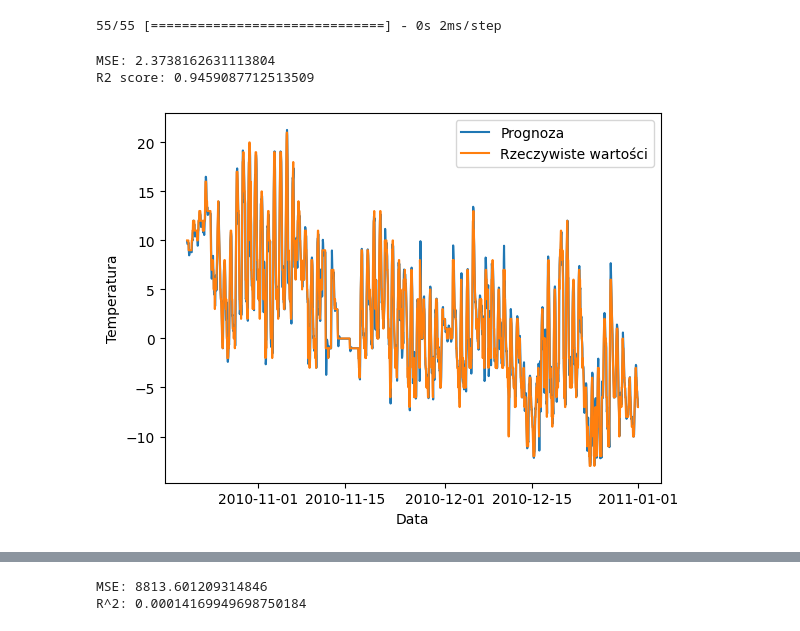
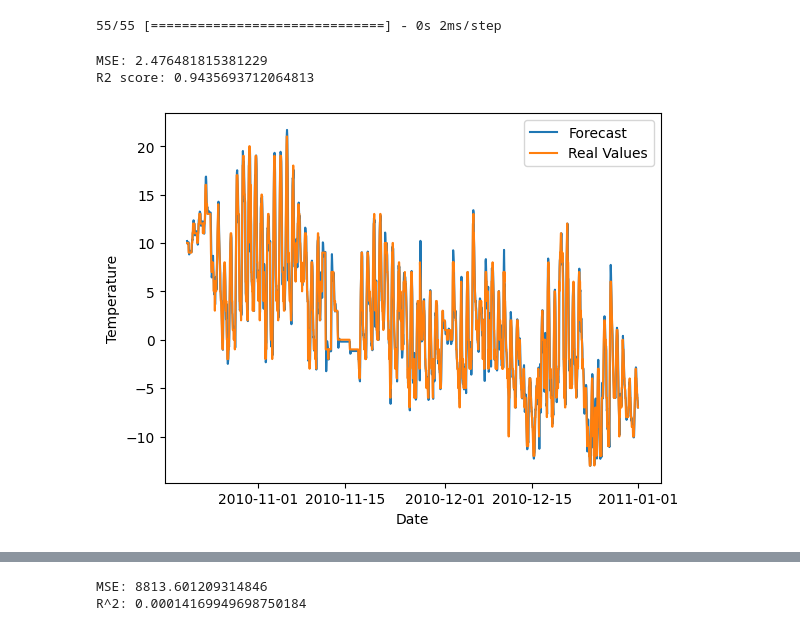
Before and after one commit to Beruxik/SBL-IPAD, a Jupyter notebook: SBL.ipynb, the cells around one changed output, grey strips where cells are left out. Saved outputs shown, nothing was run; the diff lists cells and outputs as text; code cells hidden in the pictures.

```diff
--- a/SBL.ipynb
+++ b/SBL.ipynb
@@ -319,6 +317,9 @@ print(range_2012_end.head())
 2  2012-01-01 02:00:00      215.0  -9.0      2
 3  2012-01-01 03:00:00      222.0  -9.0      3
 4  2012-01-01 04:00:00       85.0  -4.0      4
+# %%
+mse_dict = {}
+r2_dict = {}
 # %%
 import matplotlib.pyplot as plt
 from sklearn.metrics import mean_squared_error, r2_score
@@ -649,14 +664,11 @@ df = pd.read_csv("data.csv", header=0)
 df["date"] = pd.to_datetime(df["date"])
 df = df.set_index("date")
 # Wyodrębnienie zakresu dat
-start_date_2011_2012 = pd.to_datetime("2011-01-01")
-end_date_2011_2012 = pd.to_datetime("2012-01-01")
-data_2011_2012 = df.loc[
-    (df.index >= start_date_2011_2012) & (df.index < end_date_2011_2012)
-]
+start_date_2012_end = pd.to_datetime("2012-01-01")
+data_2012_end = df.loc[(df.index >= start_date_2012_end)]
 # Przygotowanie danych
 scaler = MinMaxScaler()
-scaled_data = scaler.fit_transform(data_2011_2012["pollution"].values.reshape(-1, 1))
+scaled_data = scaler.fit_transform(data_2012_end["pollution"].values.reshape(-1, 1))
 # Podział danych na zestawy treningowe i testowe
 train_size = int(len(scaled_data) * 0.8)
 train_data = scaled_data[:train_size]
@@ -677,22 +689,25 @@ predicted_data = model.predict(X_test)
 # Odwrócenie skalowania danych
 predicted_data = scaler.inverse_transform(predicted_data)
 
-print(f"MSE: {mean_squared_error(data_2011_2012['pollution'].values[train_size + sequence_length :], predicted_data)}")
-print(f"R2 score: {r2_score(data_2011_2012['pollution'].values[train_size + sequence_length :], predicted_data)}")
+print(f"MSE: {mean_squared_error(data_2012_end['pollution'].values[train_size + sequence_length :], predicted_data)}")
+print(f"R2 score: {r2_score(data_2012_end['pollution'].values[train_size + sequence_length :], predicted_data)}")
+
+mse_dict['LTSM_2012_Pollution'] = mean_squared_error(data_2012_end['pollution'].values[train_size + sequence_length :], predicted_data)
+r2_dict['LTSM_2012_Pollution'] = r2_score(data_2012_end['pollution'].values[train_size + sequence_length :], predicted_data)
 
 # Wykres prognoz i rzeczywistych wartości
 plt.plot(
-    data_2011_2012.index[train_size + sequence_length :],
+    data_2012_end.index[train_size + sequence_length :],
     predicted_data,
-    label="Prognoza",
+    label="Forecast",
 )
 plt.plot(
-    data_2011_2012.index[train_size + sequence_length :],
-    data_2011_2012["pollution"].values[train_size + sequence_length :],
-    label="Rzeczywiste wartości",
+    data_2012_end.index[train_size + sequence_length :],
+    data_2012_end["pollution"].values[train_size + sequence_length :],
+    label="Real Values",
 )
-plt.xlabel("Data")
-plt.ylabel("Zanieczyszczenie")
+plt.xlabel("Date")
+plt.ylabel("Pollution")
 plt.legend()
 plt.show()
 # %% [output]
@@ -846,26 +793,29 @@ predicted_data = scaler.inverse_transform(predicted_data)
 # %%
 print(f"MSE: {mean_squared_error(data_2010_2011['temp'].values[train_size + sequence_length :], predicted_data)}")
 print(f"R2 score: {r2_score(data_2010_2011['temp'].values[train_size + sequence_length :], predicted_data)}")
+
+mse_dict['LTSM_2010_Temp'] = mean_squared_error(data_2010_2011['temp'].values[train_size + sequence_length :], predicted_data)
+r2_dict['LTSM_2010_Temp'] = r2_score(data_2010_2011['temp'].values[train_size + sequence_length :], predicted_data)
 
 # Wykres prognoz i rzeczywistych wartości
 plt.plot(
     data_2010_2011.index[train_size + sequence_length :],
     predicted_data,
-    label="Prognoza",
+    label="Forecast",
 )
 plt.plot(
     data_2010_2011.index[train_size + sequence_length :],
     data_2010_2011["temp"].values[train_size + sequence_length :],
-    label="Rzeczywiste wartości",
+    label="Real Values",
 )
-plt.xlabel("Data")
-plt.ylabel("Temperatura")
+plt.xlabel("Date")
+plt.ylabel("Temperature")
 plt.legend()
 plt.show()
 # %% [output]
-MSE: 2.3738162631113804
-R2 score: 0.9459087712513509
+MSE: 2.476481815381229
+R2 score: 0.9435693712064813
-[figure, old version]
+[figure, new version]
 # %%
 # Wczytanie danych
 df = pd.read_csv("data.csv", header=0)
```
Also changed, not shown: parts of 29 cells of this notebook.
